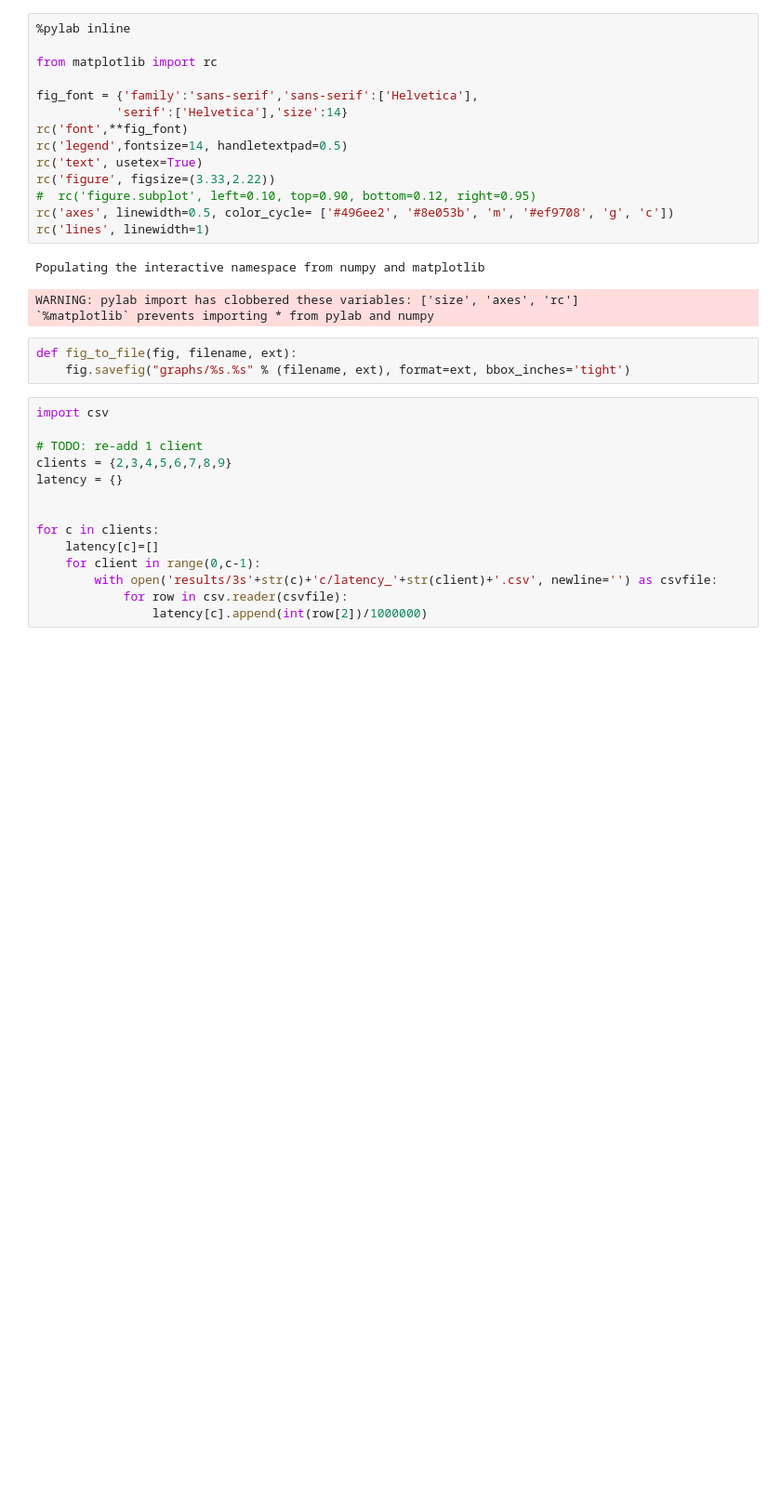
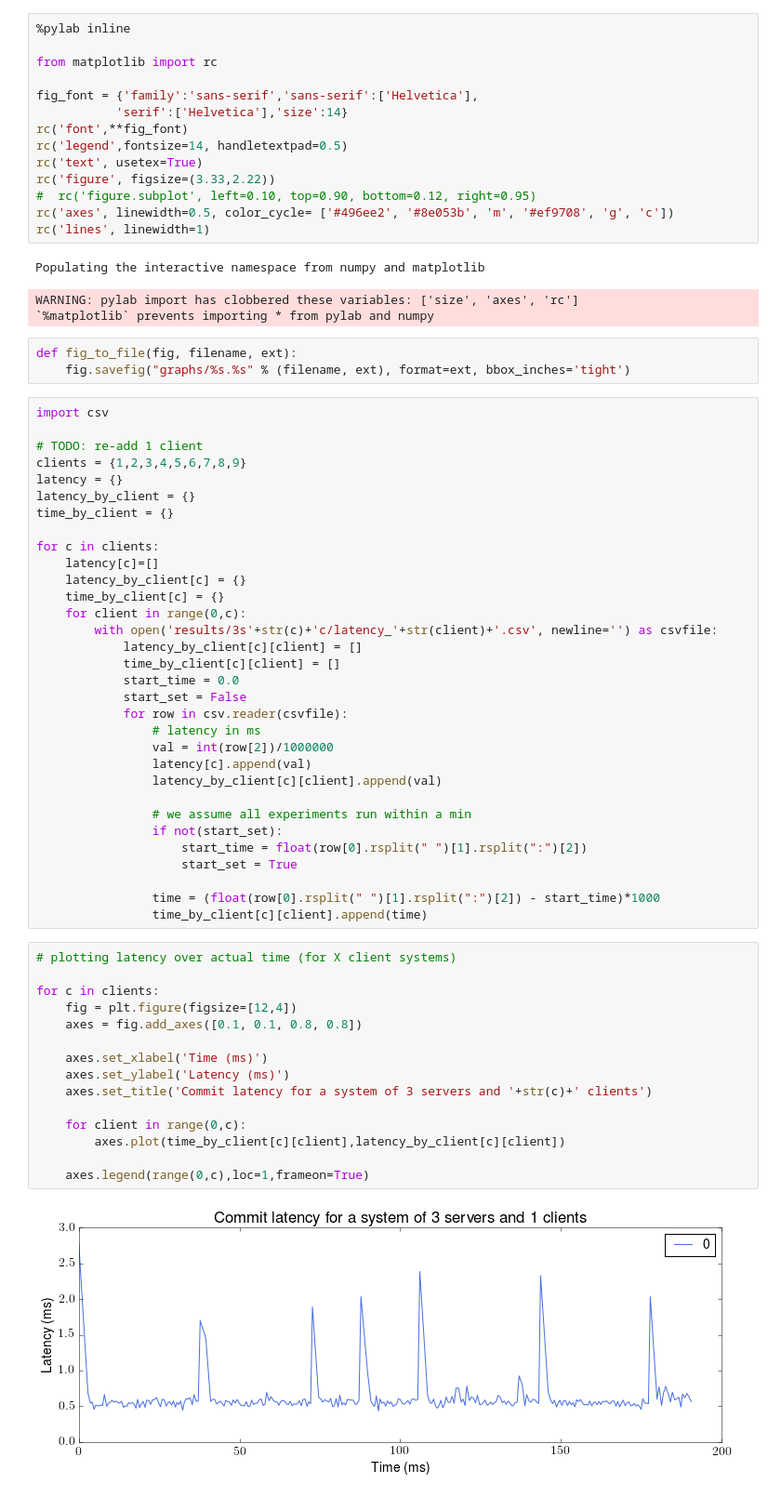
Before and after one commit to heidihoward/ios, a Jupyter notebook: scripts/graph_plotting.ipynb, the cells around one changed output. Shown at 93% size. Saved outputs shown, nothing was run; the diff lists cells and outputs as text; blank space fills up the shorter version.

```diff
--- a/scripts/graph_plotting.ipynb
+++ b/scripts/graph_plotting.ipynb
@@ -23,13 +23,48 @@ def fig_to_file(fig, filename, ext):
 import csv
 
 # TODO: re-add 1 client
-clients = {2,3,4,5,6,7,8,9}
+clients = {1,2,3,4,5,6,7,8,9}
 latency = {}
-
+latency_by_client = {}
+time_by_client = {}
 
 for c in clients:
     latency[c]=[]
-    for client in range(0,c-1):
+    latency_by_client[c] = {}
+    time_by_client[c] = {}
+    for client in range(0,c):
         with open('results/3s'+str(c)+'c/latency_'+str(client)+'.csv', newline='') as csvfile:
+            latency_by_client[c][client] = []
+            time_by_client[c][client] = []
+            start_time = 0.0
+            start_set = False
             for row in csv.reader(csvfile):
-                latency[c].append(int(row[2])/1000000)
+                # latency in ms
+                val = int(row[2])/1000000
+                latency[c].append(val)
+                latency_by_client[c][client].append(val)
+
+                # we assume all experiments run within a min
+                if not(start_set):
+                    start_time = float(row[0].rsplit(" ")[1].rsplit(":")[2])
+                    start_set = True
+
+                time = (float(row[0].rsplit(" ")[1].rsplit(":")[2]) - start_time)*1000
+                time_by_client[c][client].append(time)
+# %%
+# plotting latency over actual time (for X client systems)
+
+for c in clients:
+    fig = plt.figure(figsize=[12,4])
+    axes = fig.add_axes([0.1, 0.1, 0.8, 0.8])
+
+    axes.set_xlabel('Time (ms)')
+    axes.set_ylabel('Latency (ms)')
+    axes.set_title('Commit latency for a system of 3 servers and '+str(c)+' clients')
+
+    for client in range(0,c):
+        axes.plot(time_by_client[c][client],latency_by_client[c][client])
+
+    axes.legend(range(0,c),loc=1,frameon=True)
+# %% [output]
+[figure, added]
```
Also changed, not shown: parts of 5 cells of this notebook, 2 other files.
